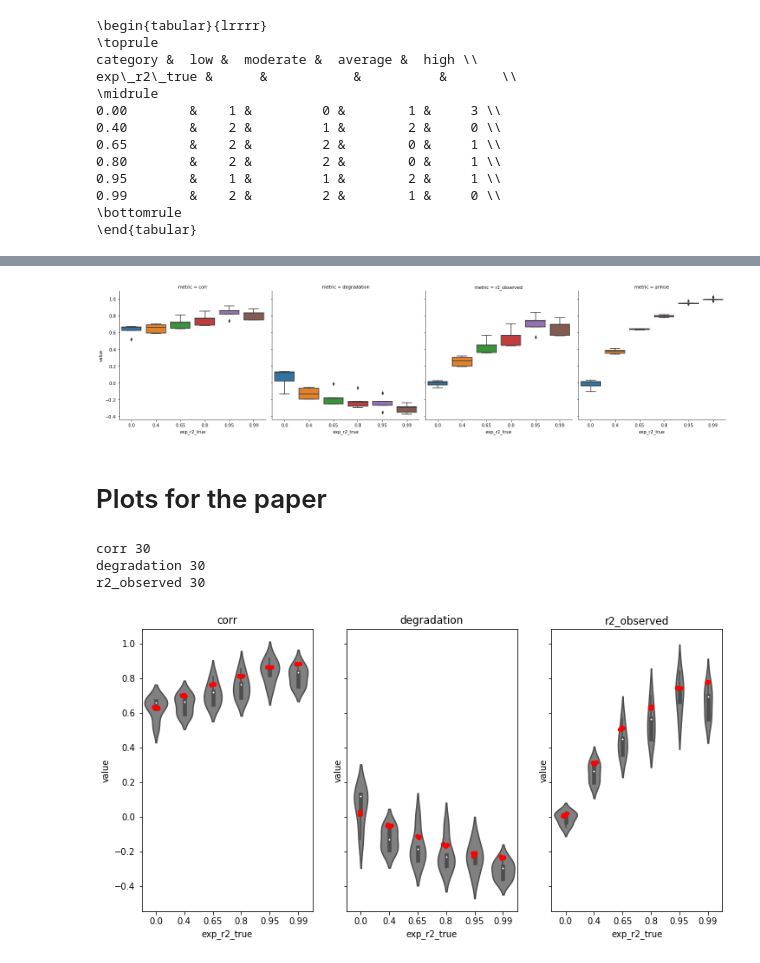
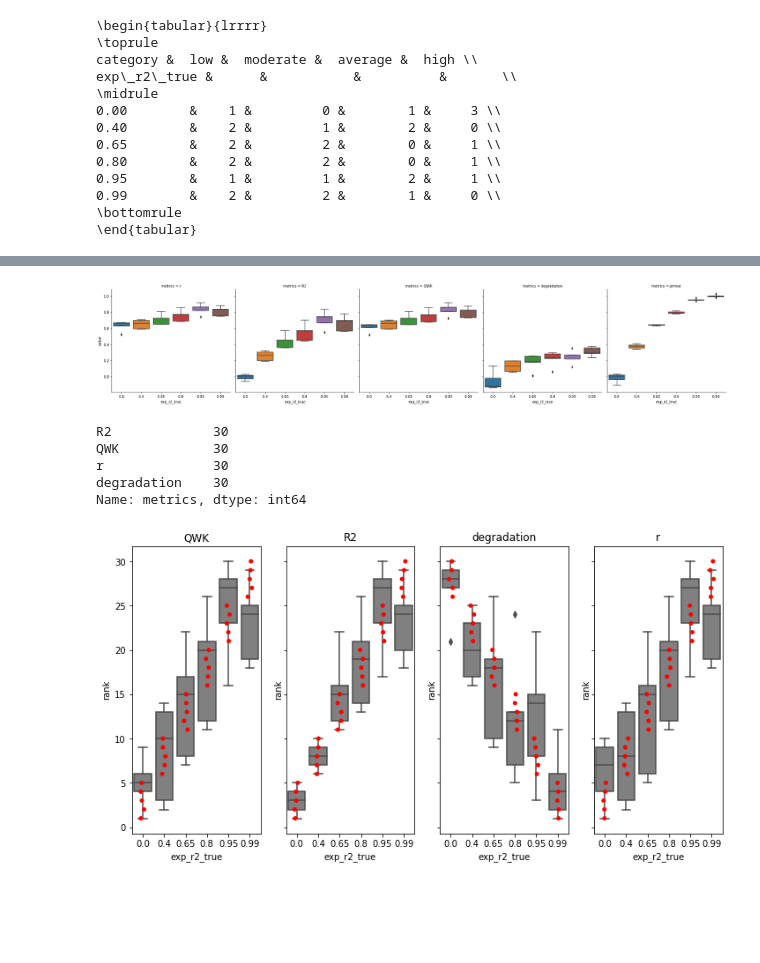
Before and after one commit to EducationalTestingService/prmse-simulations, a Jupyter notebook: notebooks/EXP_NA2H.ipynb, the cells around one changed output, grey strips where cells are left out. Saved outputs shown, nothing was run; the diff lists cells and outputs as text; code cells hidden in the pictures; blank space fills up the shorter version.

Commit message:
Added metrics dictionary

```diff
--- a/notebooks/EXP_NA2H.ipynb
+++ b/notebooks/EXP_NA2H.ipynb
@@ -20,8 +22,10 @@ from matplotlib import pyplot as plt
 
 %matplotlib inline
 # %%
+# read in various settings
 df = pd.read_csv('../data/data.csv')
 config = json.load(open('settings.json'))
 df_systems = pd.read_csv('../data/systems.csv')
 df_raters = pd.read_csv('../data/raters.csv')
+metrics_dict = json.load(open('metrics_dict.json'))
 fig_dir = Path('../../../../OneDrive - Educational Testing Service/Dissemination/Papers/2020_bea_prmse/figures')
@@ -191,4 +134,6 @@ df_res = pd.concat(out)
 # %%
-# here we assume that the pairs are always drawn from the same groups of raters
-df_res_with_category = pd.merge(df_res, df_raters, left_on='h1', right_on='rater_id' )
-df_res_all = pd.merge(df_res_with_category, df_systems, left_on='system', right_on='system_id')
+# Add the information about the category.
+# We can use h1 sincethe pairs are always drawn from the same groups of raters
+df_nh_with_category = pd.merge(df_nh_evals, df_raters, left_on='h1', right_on='rater_id' )
+# Add information about the system
+df_nh = pd.merge(df_nh_with_category, df_systems, left_on='system', right_on='system_id')
@@ -246,8 +158,13 @@ df_res_long = df_res_all.melt(id_vars = ['humans', 'corr_human', 'category', 'sy
+# %%
+# now compute degradation, rename the metrics and melt the data frame
+df_nh = df_nh.rename(columns=metrics_dict)
+df_nh['degradation'] = df_nh['r']  - df_nh['hh_corr']
+df_nh_long = df_nh.melt(id_vars = ['humans', 'category', 'system', 'exp_r2_true'],
+                                  value_vars = ['r', 'R2', 'QWK', 'degradation', 'prmse'],
+                                  var_name = 'metrics', value_name = 'value')
 # %%
-ax = sns.catplot(col='metric', y='value', x='exp_r2_true',
-                  data=df_res_long[df_res_long['metric'].isin(['prmse','r2_observed', 'corr', 'degradation'])],
+# Plot the raw values by known system prformance
+ax = sns.catplot(col='metrics', y='value', x='exp_r2_true', data=df_nh_long,
                 kind='box')
 # %% [output]
-[figure, old version]
+[figure, new version]
-# %% [markdown]
-# Plots for the paper
@@ -262,19 +175,27 @@ df_res_for_plot['Rater agreement'] = 'Mixed categories'
+# %%
+data_for_plot['metrics'].value_counts()
+# %% [output]
+R2             30
+QWK            30
+r              30
+degradation    30
+Name: metrics, dtype: int64
 # %%
+# plot the ranks. We overlay the ranks we computed for the same pair in the first part of this notebook.
 
-fig, axes = plt.subplots(ncols=3, sharex=True, sharey=True, figsize=(12, 6))
-data_for_plot = df_res_long[df_res_long['metric'].isin(['r2_observed', 'corr', 'degradation'])]
+plot_metrics = ['r', 'QWK', 'R2', 'degradation']
 
-for ax, (n, grp) in zip(axes, data_for_plot.groupby("metric")):
-    sns.violinplot(x="exp_r2_true", y="value", data=grp, ax=ax, color='grey')
-    ref_data = df_av_long[df_av_long['metric']==n]
-    print(n, len(ref_data))
-    sns.stripplot(x="exp_r2_true", y="value", data=ref_data, color='red', ax=ax)
+fig, axes = plt.subplots(ncols=len(plot_metrics), sharex=True, sharey=True, figsize=(12, 6))
+
+data_for_plot = df_nh_with_rank[df_nh_with_rank['metrics'].isin(plot_metrics)]
+
+for ax, (n, grp) in zip(axes, data_for_plot.groupby("metrics")):
+    sns.boxplot(x="exp_r2_true", y="rank", data=grp, ax=ax, color='grey')
+    ref_data = df_2h_with_rank[df_2h_with_rank['metrics']==n]
+    sns.stripplot(x="exp_r2_true", y="rank", data=ref_data, color='red', ax=ax)
     ax.set_title(n)
 #axes[-1].get_legend().remove()
 plt.show()
 fig.savefig(fig_dir / 'system_comparison.png')
 # %% [output]
-corr 30
-degradation 30
-r2_observed 30
-[figure, old version]
+[figure, new version]
```
Also changed, not shown: parts of 36 cells of this notebook, 3 other files.
